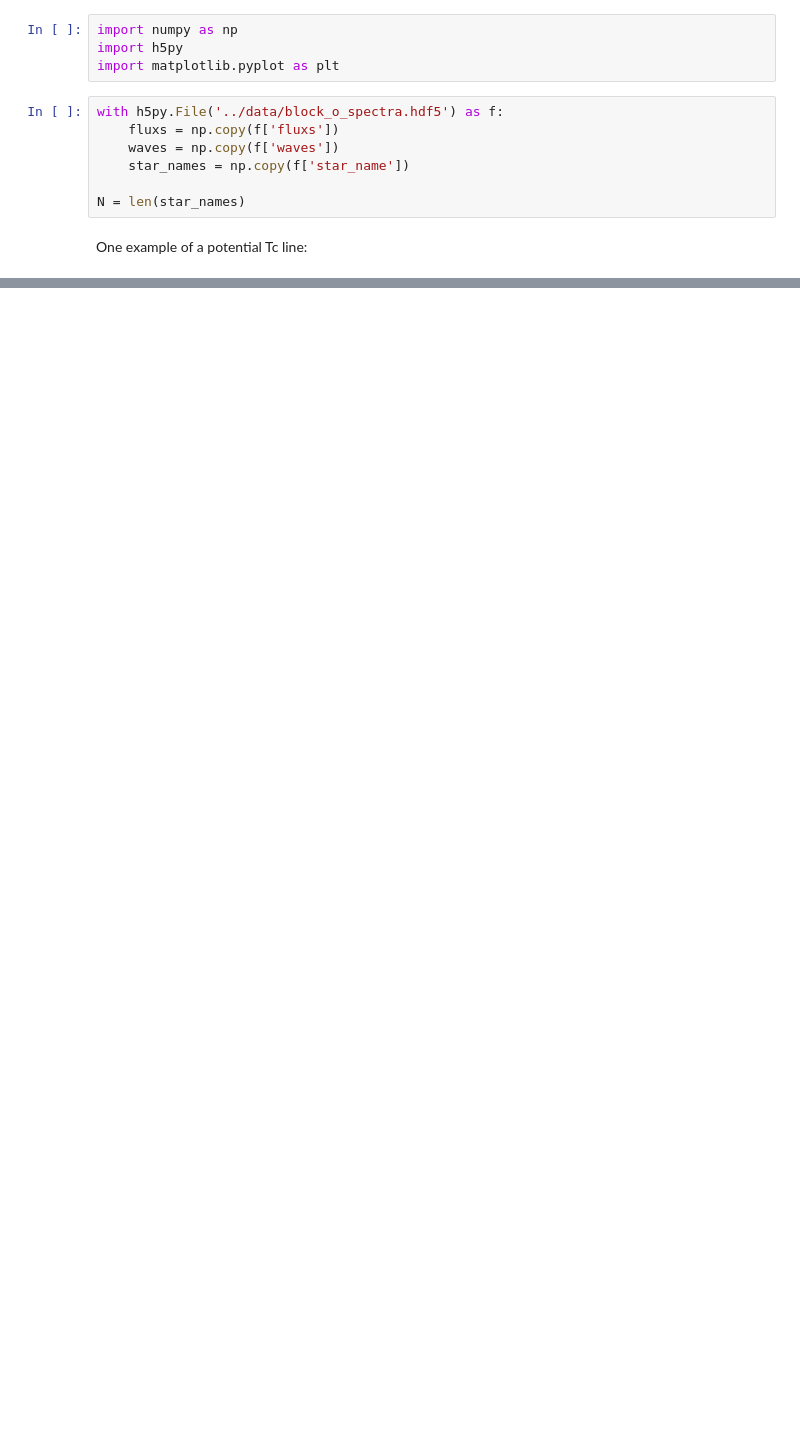
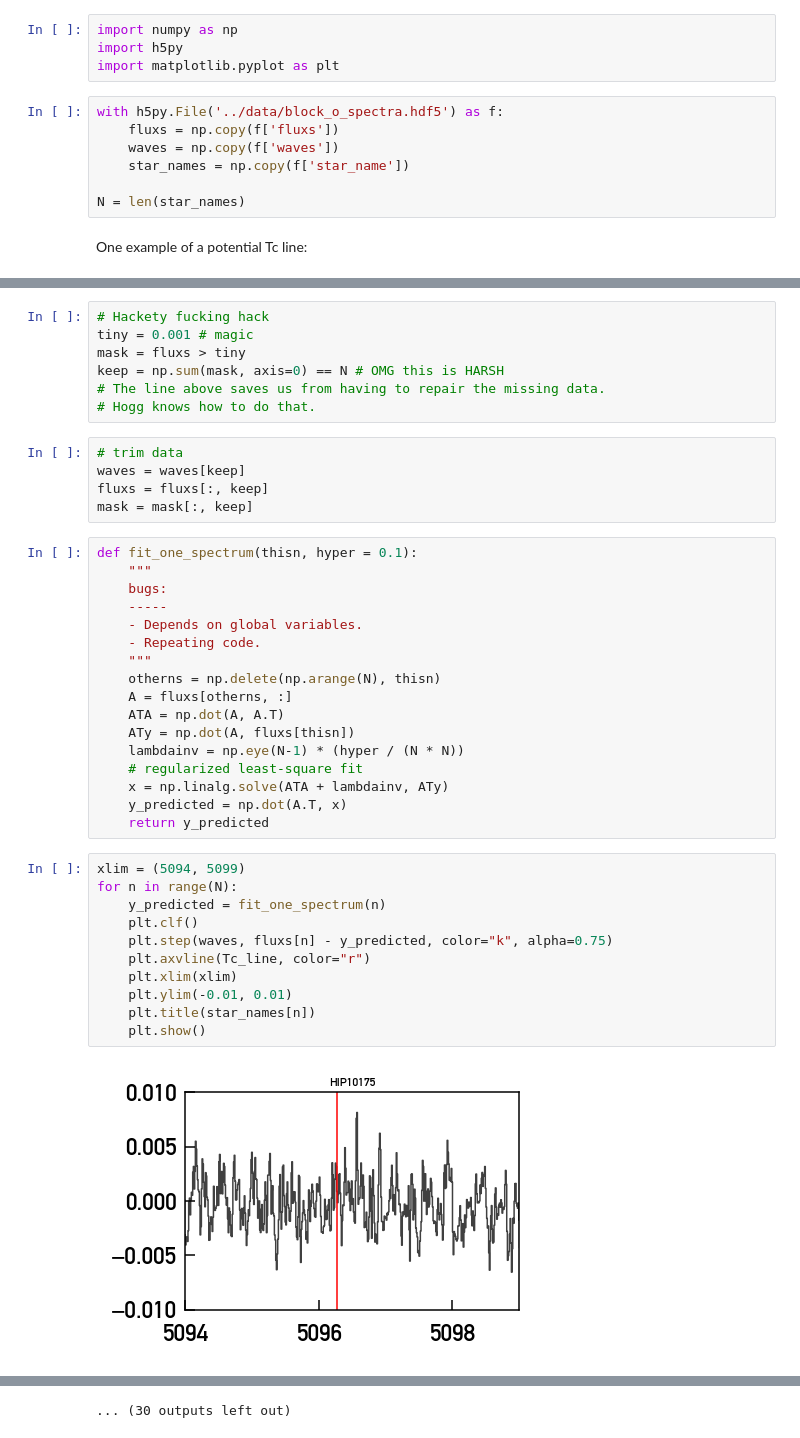
Before and after one commit to megbedell/silver-robot, a Jupyter notebook: notebooks/aliens.ipynb, the cells around one changed output, grey strips where cells are left out. Drawn from its saved outputs; the diff is of its cells as text; blank space fills up the shorter version.

```diff
--- a/notebooks/aliens.ipynb
+++ b/notebooks/aliens.ipynb
@@ -21,0 +31,42 @@ plt.axvline(6389.88, color='k')
+# %%
+# Hackety fucking hack
+tiny = 0.001 # magic
+mask = fluxs > tiny
+keep = np.sum(mask, axis=0) == N # OMG this is HARSH
+# The line above saves us from having to repair the missing data.
+# Hogg knows how to do that.
+# %%
+# trim data
+waves = waves[keep]
+fluxs = fluxs[:, keep]
+mask = mask[:, keep]
+# %%
+def fit_one_spectrum(thisn, hyper = 0.1):
+    """
+    bugs:
+    -----
+    - Depends on global variables.
+    - Repeating code.
+    """
+    otherns = np.delete(np.arange(N), thisn)
+    A = fluxs[otherns, :]
+    ATA = np.dot(A, A.T)
+    ATy = np.dot(A, fluxs[thisn])
+    lambdainv = np.eye(N-1) * (hyper / (N * N))
+    # regularized least-square fit
+    x = np.linalg.solve(ATA + lambdainv, ATy)
+    y_predicted = np.dot(A.T, x)
+    return y_predicted
+# %%
+xlim = (5094, 5099)
+for n in range(N):
+    y_predicted = fit_one_spectrum(n)
+    plt.clf()
+    plt.step(waves, fluxs[n] - y_predicted, color="k", alpha=0.75)
+    plt.axvline(Tc_line, color="r")
+    plt.xlim(xlim)
+    plt.ylim(-0.01, 0.01)
+    plt.title(star_names[n])
+    plt.show()
+# %% [output]
+[figure, added]
@@ -21,0 +84 @@ plt.axvline(6389.88, color='k')
+... (30 outputs left out)
```
Also changed, not shown: parts of 3 cells of this notebook.
